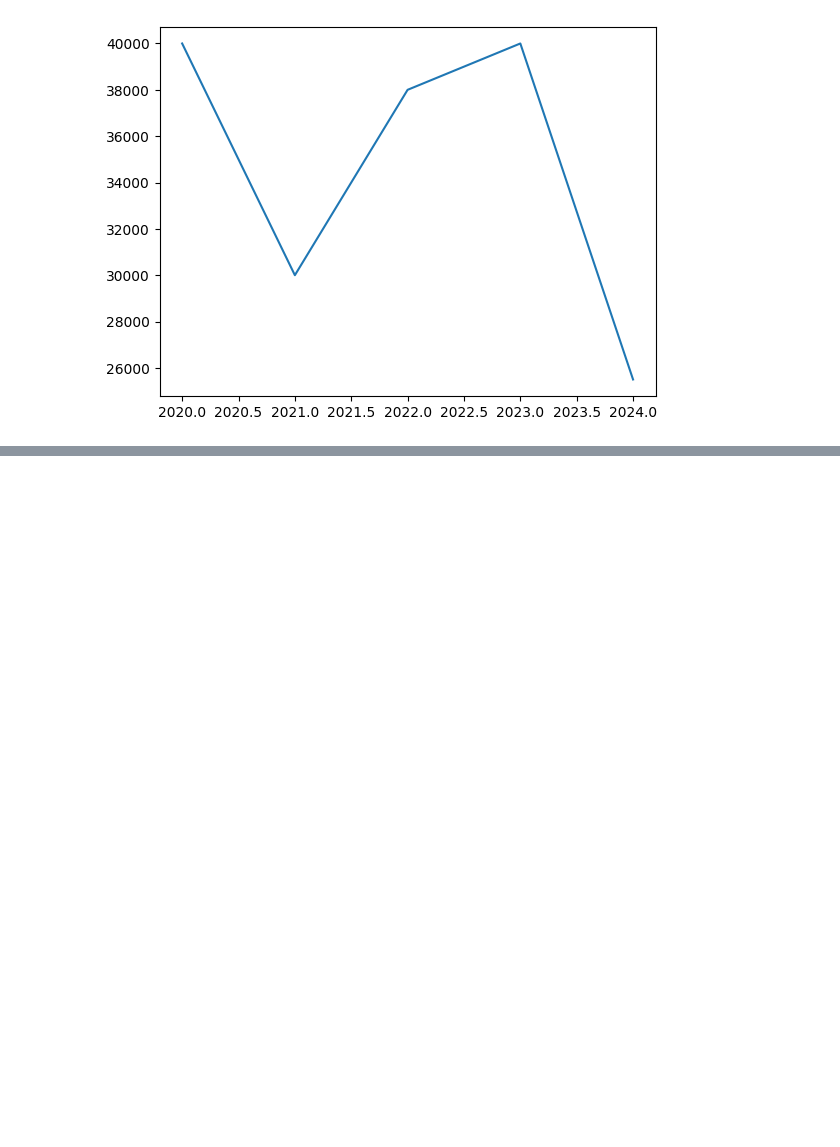
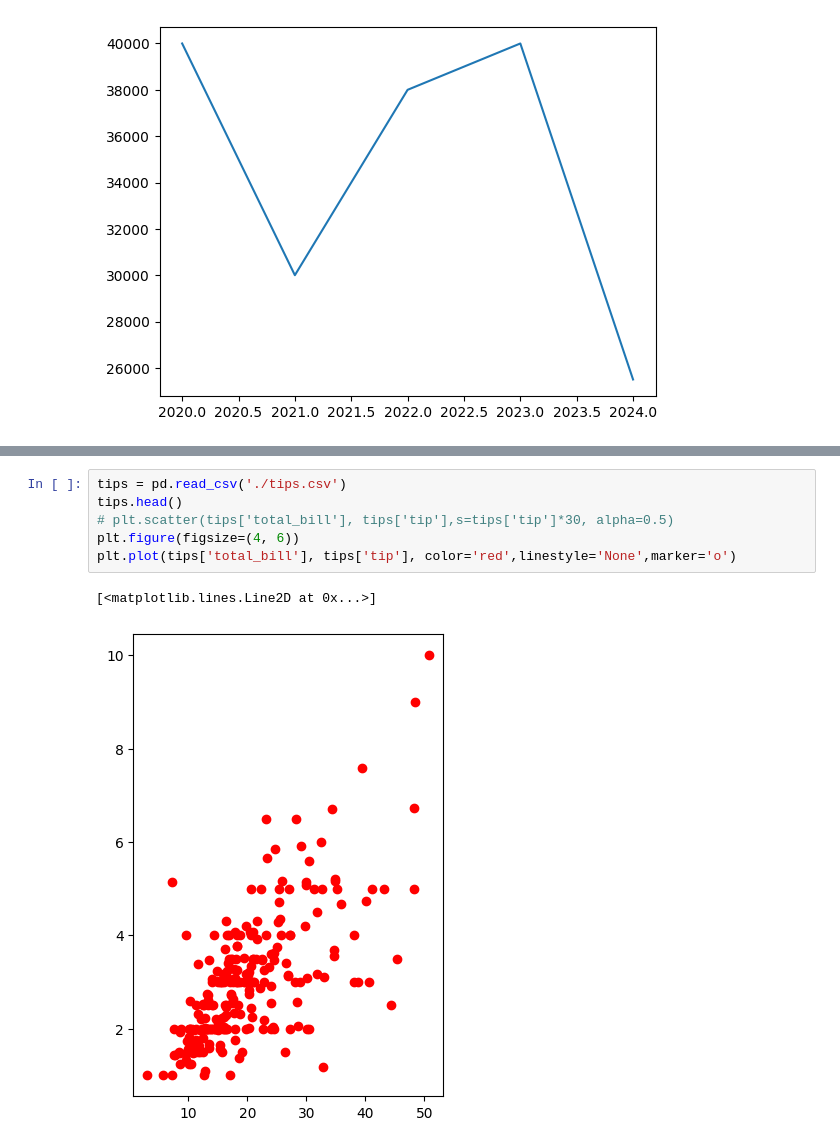
Before and after one commit to dheeraj0342/DSML, a Jupyter notebook: maplotlib.ipynb, the cells around one changed output, grey strips where cells are left out. Drawn from its saved outputs; the diff is of its cells as text; blank space fills up the shorter version.

```diff
--- a/maplotlib.ipynb
+++ b/maplotlib.ipynb
@@ -22,0 +46,9 @@ plt.plot(data['index'], data['RG Sharma'], label='RG Sharma', color='blue')
+# %%
+tips = pd.read_csv('./tips.csv')
+tips.head()
+# plt.scatter(tips['total_bill'], tips['tip'],s=tips['tip']*30, alpha=0.5)
+plt.figure(figsize=(4, 6))
+plt.plot(tips['total_bill'], tips['tip'], color='red',linestyle='None',marker='o')
+# %% [output]
+[<matplotlib.lines.Line2D at 0x...>]
+[figure, added]
```
Also changed, not shown: parts of 30 cells of this notebook, 9 other files.
